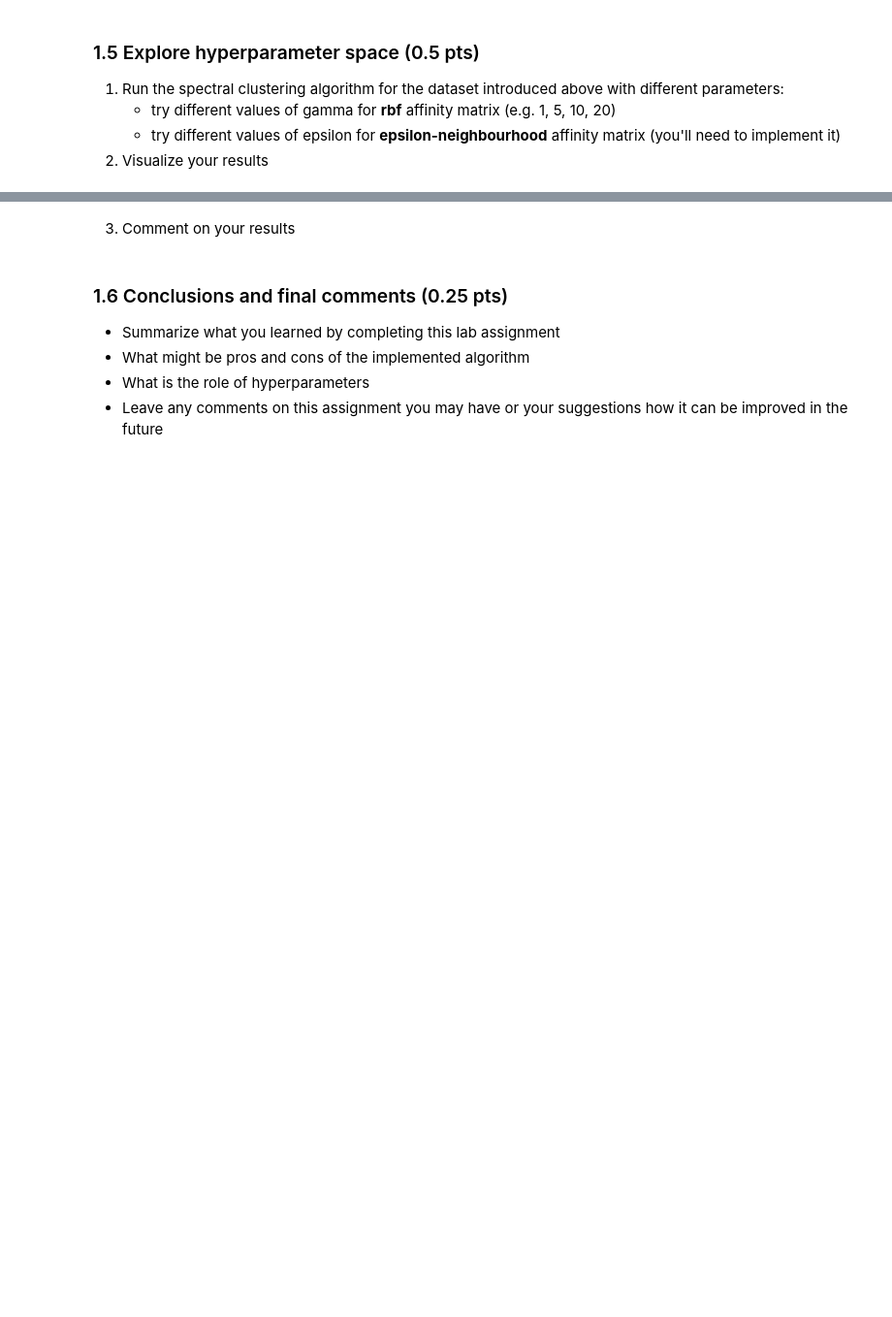
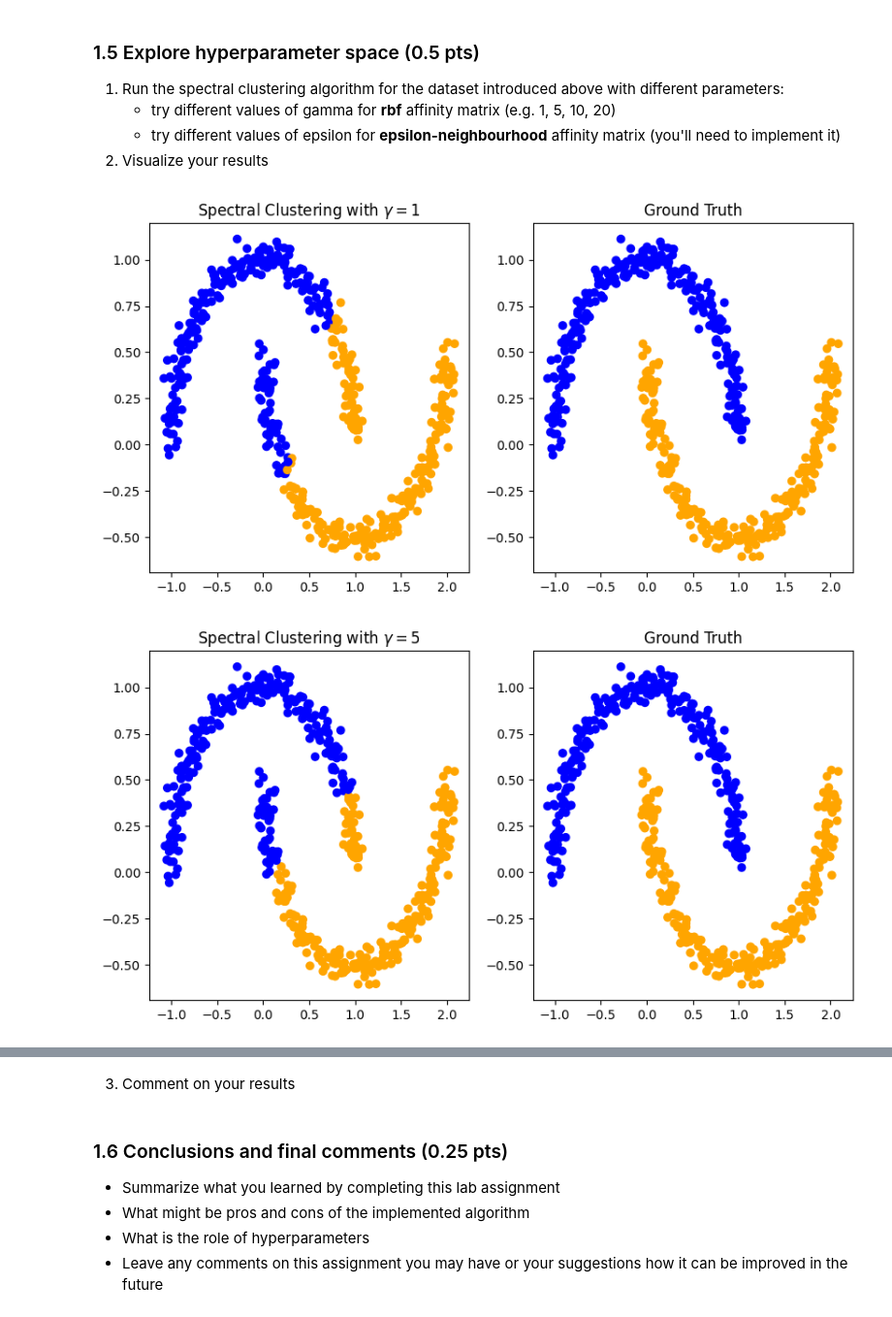
Before and after one commit to Zhukowych/mmml-lab-6, a Jupyter notebook: MMML-26-Lab6.ipynb, the cells around one changed output, grey strips where cells are left out. Shown at 97% size. Cells and saved outputs as stored; diff of their text form; code cells hidden in the pictures; blank space fills up the shorter version.

```diff
--- a/MMML-26-Lab6.ipynb
+++ b/MMML-26-Lab6.ipynb
@@ -295,0 +326,12 @@ def spectral_clustering(X: np.array, affinity_fn: Callable[[np.array], np.array]
+# %%
+# gamma analysis
+# ========= YOUR CODE STARTS HERE ========= #
+gamma_values = [1, 5, 10, 20]
+
+for gamma in gamma_values:
+    spectral_clustering_labels = spectral_clustering(X, affinity_fn=rbf_affinity_matrix, n_clusters=2, hyperparam=gamma)
+    plot_clustering(X, spectral_clustering_labels, f'Spectral Clustering with $\gamma={gamma}$', Y, 'Ground Truth')
+# ========== YOUR CODE ENDS HERE ========== #
+# %% [output]
+[figure, added]
+[figure, added]
```
Also changed, not shown: parts of 30 cells of this notebook, 9 other files.
